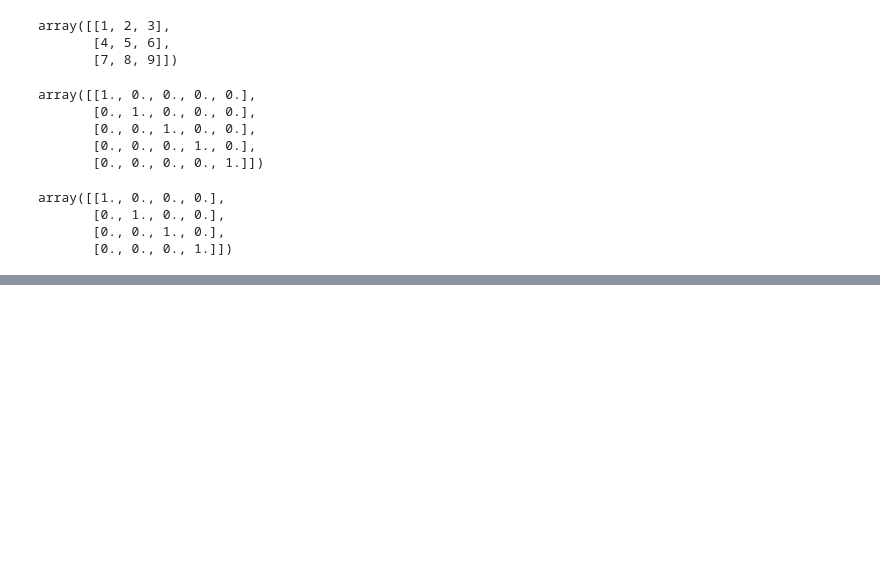
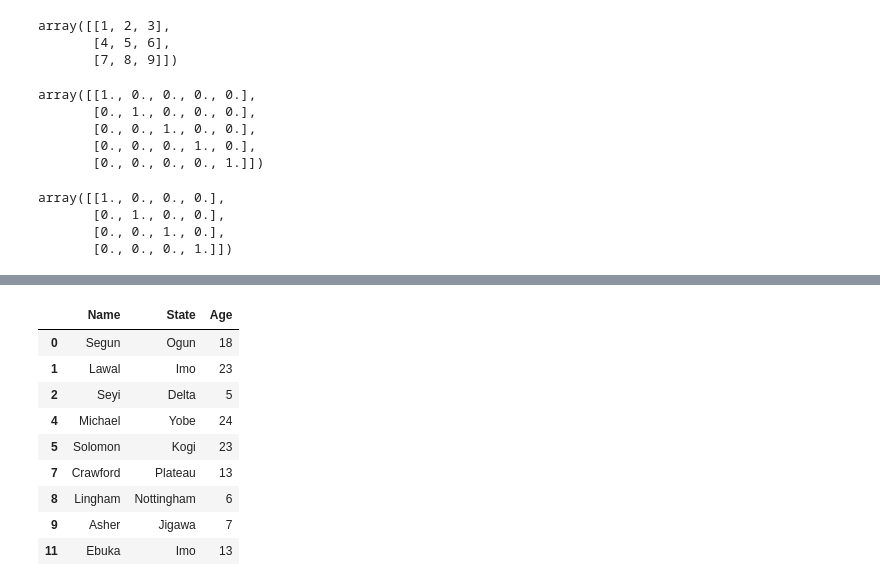
Before and after one commit to FloatinggOnion/cen524, a Jupyter notebook: machine_learning/first.ipynb, the cells around one changed output, grey strips where cells are left out. Cells and saved outputs as stored; diff of their text form; code cells hidden in the pictures; blank space fills up the shorter version.

```diff
--- a/machine_learning/first.ipynb
+++ b/machine_learning/first.ipynb
@@ -30,0 +40,20 @@ array([[1., 0., 0., 0.],
+# %%
+data = {
+    'Name': ['Segun', 'Lawal', 'Seyi', 'Daniel', 'Michael', 'Solomon', 'Sophie', 'Crawford', 'Lingham', 'Asher', 'Tope', 'Ebuka', 'Killian'],
+    'State': ['Ogun', 'Imo', 'Delta', 'Kwara', 'Yobe', 'Kogi', 'Abia', 'Plateau', 'Nottingham', 'Jigawa', 'Gombe', 'Imo', 'Lyòn'],
+    'Age': [18, 23, 5, 32, 24, 23, 54 ,13, 6, 7, 33, 13, 34]
+}
+
+df = pd.DataFrame(data)
+display(df[df['Age'] < 25])
+# %% [output]
+|  | Name | State | Age |
+| 0 | Segun | Ogun | 18 |
+| 1 | Lawal | Imo | 23 |
+| 2 | Seyi | Delta | 5 |
+| 4 | Michael | Yobe | 24 |
+| 5 | Solomon | Kogi | 23 |
+| 7 | Crawford | Plateau | 13 |
+| 8 | Lingham | Nottingham | 6 |
+| 9 | Asher | Jigawa | 7 |
+| 11 | Ebuka | Imo | 13 |
```
Also changed, not shown: parts of 2 cells of this notebook, 4 other files.
